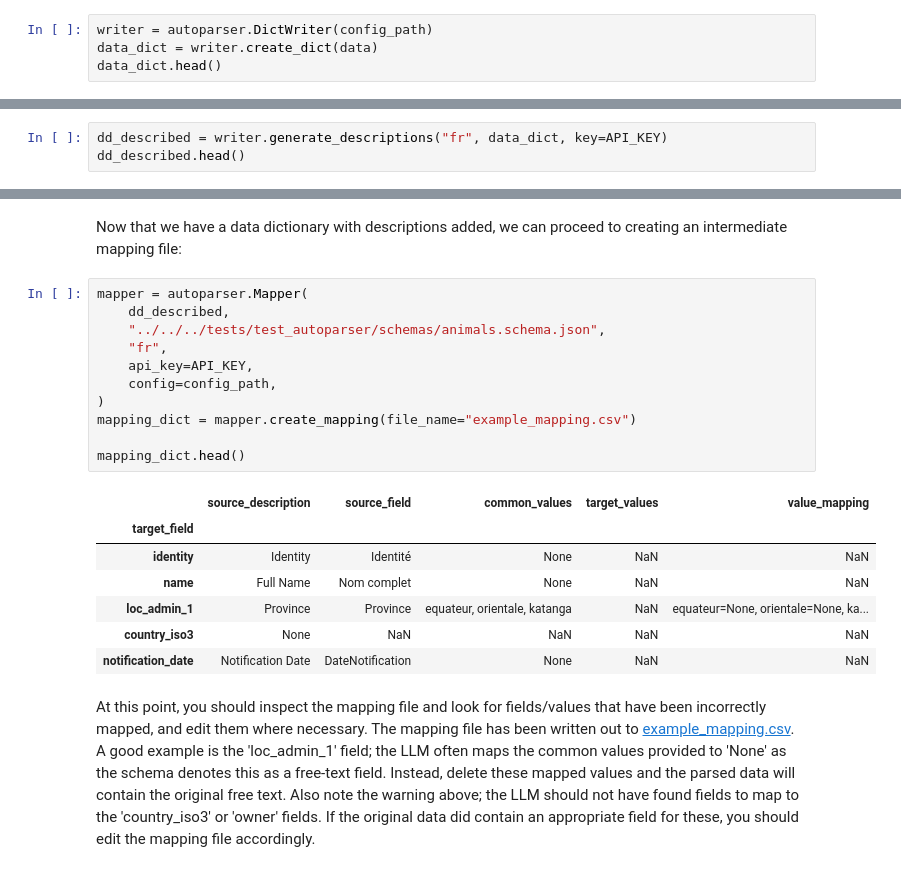
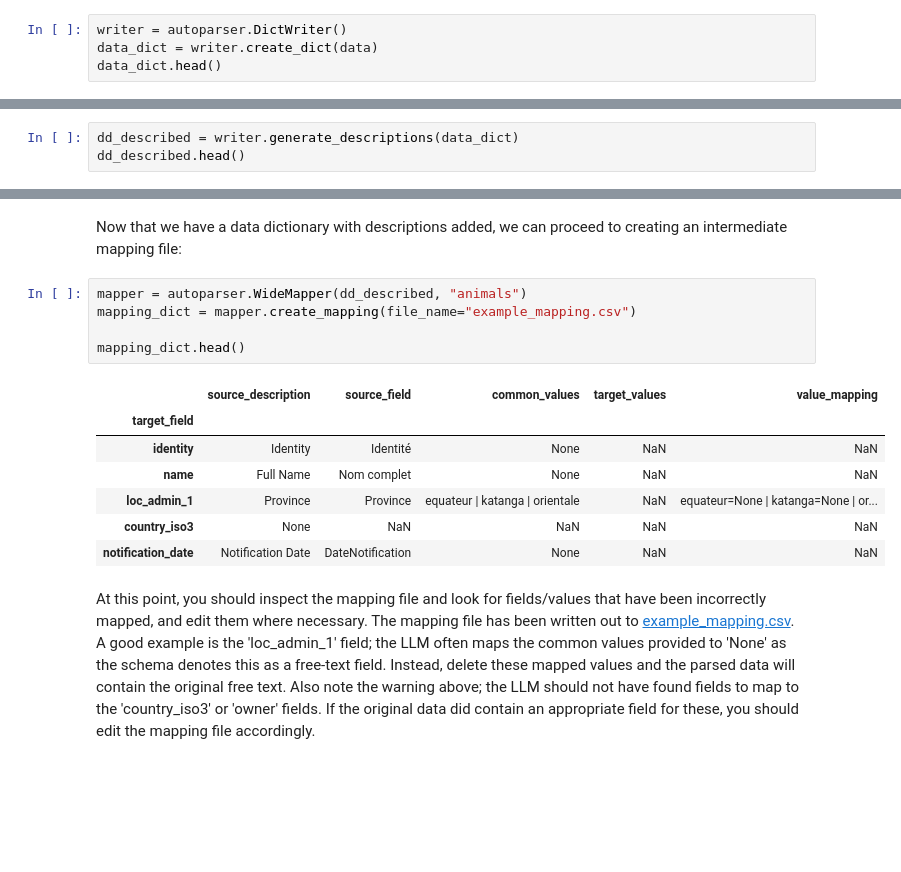
Before and after one commit to globaldothealth/adtl, a Jupyter notebook: docs/autoparser/examples/example.ipynb, the cells around one changed output, grey strips where cells are left out. Saved outputs shown, nothing was run; the diff lists cells and outputs as text; blank space fills up the shorter version.

```diff
--- a/docs/autoparser/examples/example.ipynb
+++ b/docs/autoparser/examples/example.ipynb
@@ -37,7 +44,7 @@ data.head()
 # %% [markdown]
 Let's generate a basic data dictionary from this data set. We want to use the configuration file set up for this dataset, located in the `tests` directory.
 # %%
-writer = autoparser.DictWriter(config_path)
+writer = autoparser.DictWriter()
 data_dict = writer.create_dict(data)
 data_dict.head()
 # %% [output]
@@ -52,7 +59,7 @@ The 'Common Values' column indicates fields where there are a limited number of
 
 Notice that the Description column is empty. To proceed to the next step of the parser generation process, creating the mapping file linking source -> schema fields, this column must be filled. You can either do this by hand (the descriptions MUST be in english), or use autoparser's LLM functionality to do it for you, demonstrated below.
 # %%
-dd_described = writer.generate_descriptions("fr", data_dict, key=API_KEY)
+dd_described = writer.generate_descriptions(data_dict)
 dd_described.head()
 # %% [output]
 |  | Field Name | Description | Field Type | Common Values |
@@ -64,22 +71,16 @@ dd_described.head()
 # %% [markdown]
 Now that we have a data dictionary with descriptions added, we can proceed to creating an intermediate mapping file:
 # %%
-mapper = autoparser.Mapper(
-    dd_described,
-    "../../../tests/test_autoparser/schemas/animals.schema.json",
-    "fr",
-    api_key=API_KEY,
-    config=config_path,
-)
+mapper = autoparser.WideMapper(dd_described, "animals")
 mapping_dict = mapper.create_mapping(file_name="example_mapping.csv")
 
 mapping_dict.head()
 # %% [output]
 |  | source_description | source_field | common_values | target_values | value_mapping |
 | target_field |  |  |  |  |  |
 | identity | Identity | Identité | None | NaN | NaN |
 | name | Full Name | Nom complet | None | NaN | NaN |
-| loc_admin_1 | Province | Province | equateur, orientale, katanga | NaN | equateur=None, orientale=None, ka... |
+| loc_admin_1 | Province | Province | equateur | katanga | orientale | NaN | equateur=None | katanga=None | or... |
 | country_iso3 | None | NaN | NaN | NaN | NaN |
 | notification_date | Notification Date | DateNotification | None | NaN | NaN |
 # %% [markdown]
```
Also changed, not shown: parts of 5 cells of this notebook, 55 other files.
